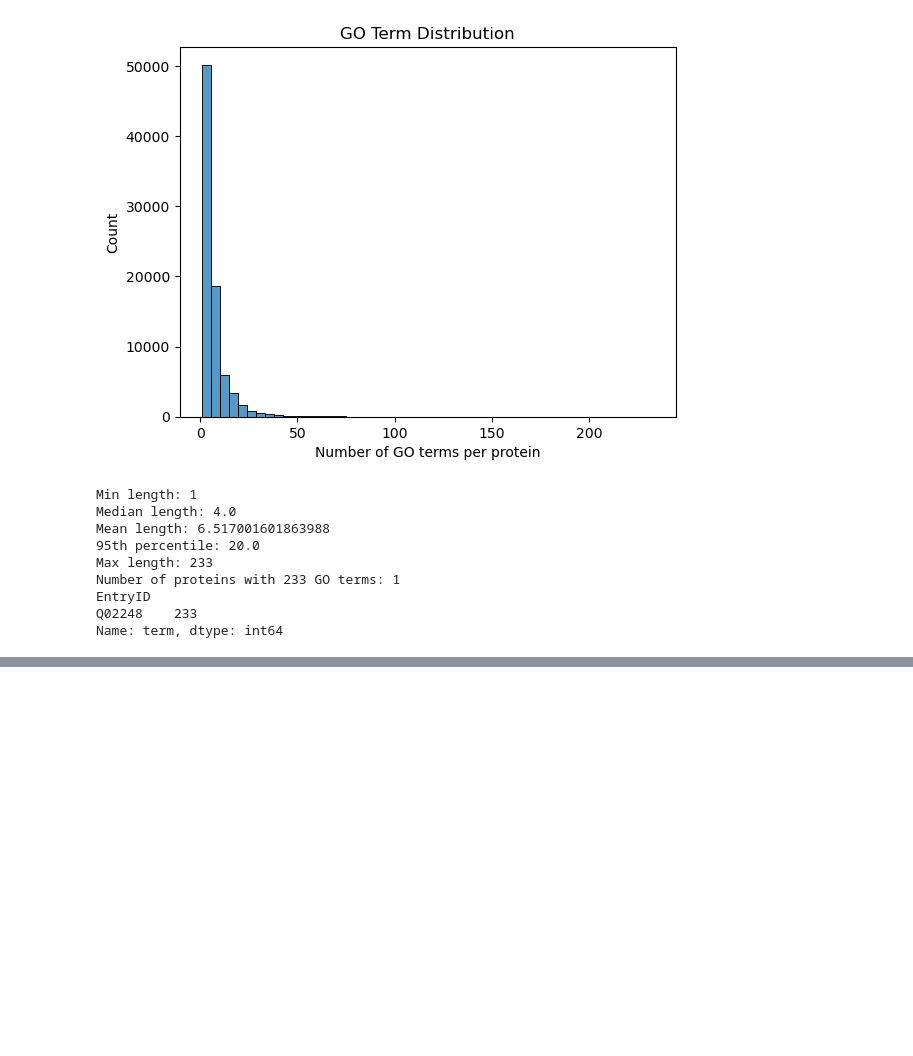
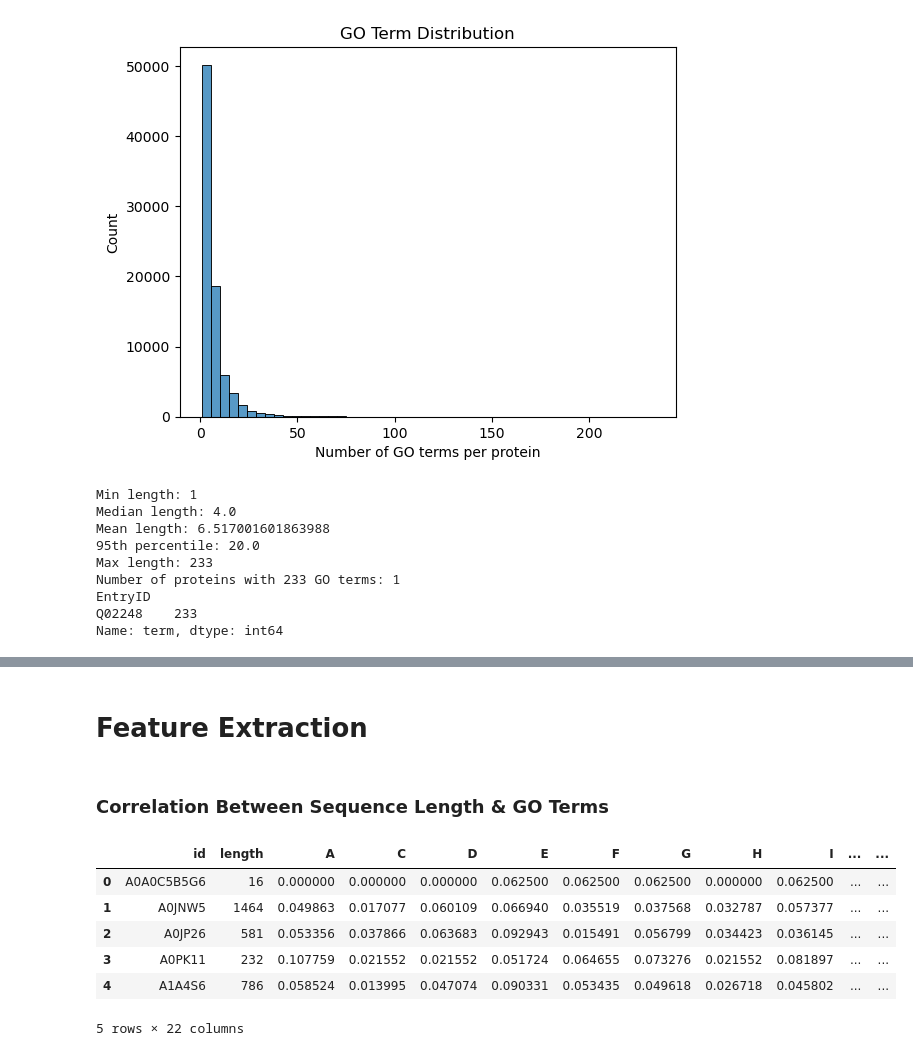
Before and after one commit to cerealhugger/cafa6-protein-function-analysis, a Jupyter notebook: data_analysis.ipynb, the cells around one changed output, grey strips where cells are left out. Cells and saved outputs as stored; diff of their text form; code cells hidden in the pictures; blank space fills up the shorter version.

```diff
--- a/data_analysis.ipynb
+++ b/data_analysis.ipynb
@@ -195,0 +206,29 @@ Name: term, dtype: int64
+# %% [markdown]
+# Feature Extraction
+# %% [markdown]
+### Correlation Between Sequence Length & GO Terms
+# %%
+# Compute amino acid composition for first 100 sequences (as demo)
+records = list(SeqIO.parse(fasta_path, "fasta"))[:100]
+
+features = []
+for record in tqdm(records):
+    seq = str(record.seq)
+    analysis = ProteinAnalysis(seq)
+    aa_freq = analysis.get_amino_acids_percent()
+    features.append({
+        "id": extract_uniprot_id(record.id),
+        "length": len(seq),
+        **aa_freq
+    })
+
+aa_df = pd.DataFrame(features)
+aa_df.head()
+# %% [output]
+|  | id | length | A | C | D | E | F | G | H | I | ... | ... |
+| 0 | A0A0C5B5G6 | 16 | 0.000000 | 0.000000 | 0.000000 | 0.062500 | 0.062500 | 0.062500 | 0.000000 | 0.062500 | ... | ... |
+| 1 | A0JNW5 | 1464 | 0.049863 | 0.017077 | 0.060109 | 0.066940 | 0.035519 | 0.037568 | 0.032787 | 0.057377 | ... | ... |
+| 2 | A0JP26 | 581 | 0.053356 | 0.037866 | 0.063683 | 0.092943 | 0.015491 | 0.056799 | 0.034423 | 0.036145 | ... | ... |
+| 3 | A0PK11 | 232 | 0.107759 | 0.021552 | 0.021552 | 0.051724 | 0.064655 | 0.073276 | 0.021552 | 0.081897 | ... | ... |
+| 4 | A1A4S6 | 786 | 0.058524 | 0.013995 | 0.047074 | 0.090331 | 0.053435 | 0.049618 | 0.026718 | 0.045802 | ... | ... |
+5 rows × 22 columns
```
Also changed, not shown: parts of 11 cells of this notebook.
